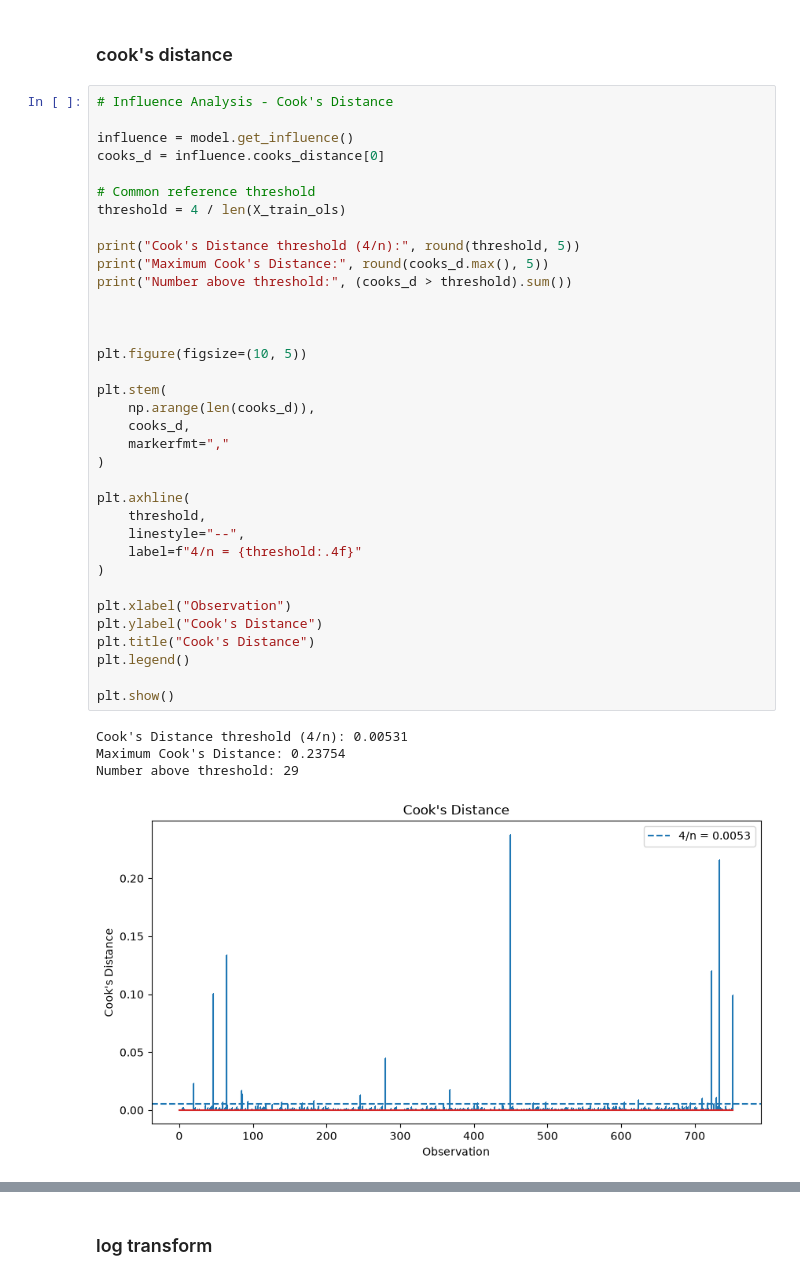
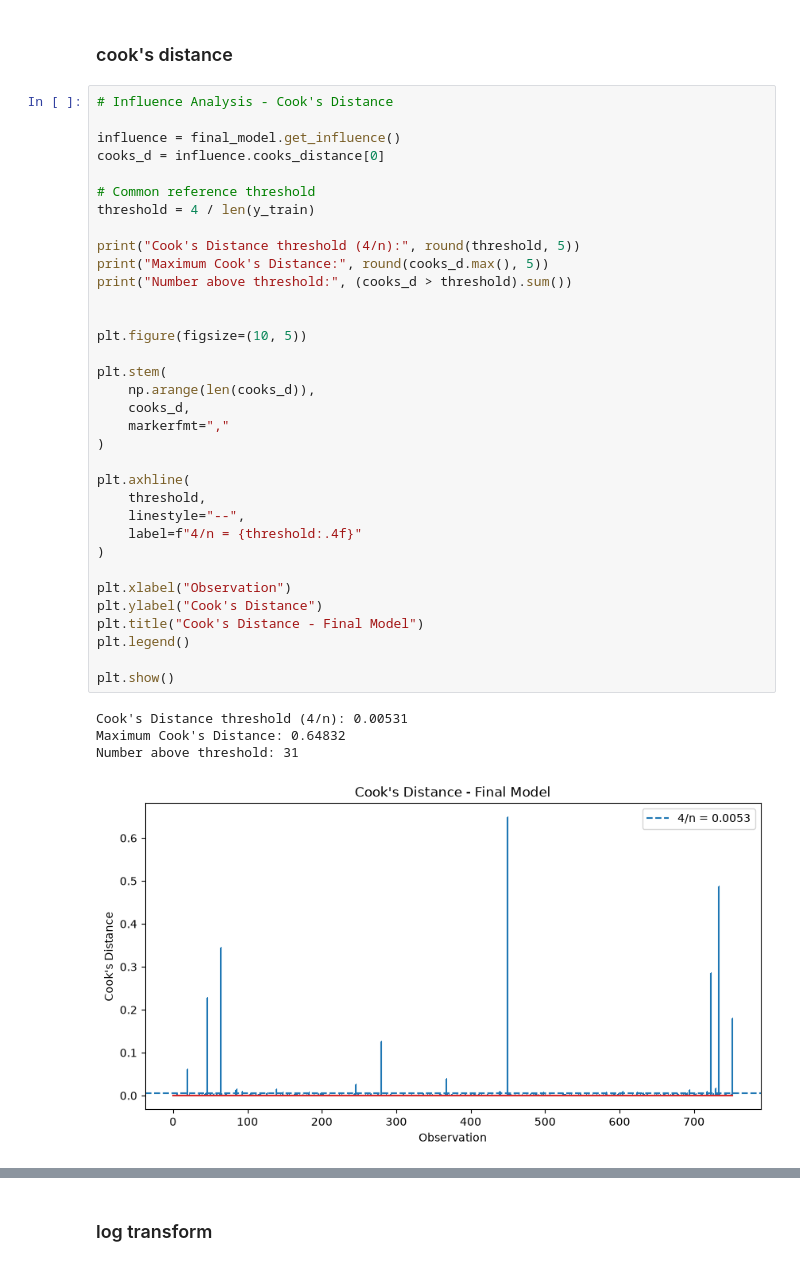
Before and after one commit to kurochan1901/115-1_Data-Analysis-and-Modeling, a Jupyter notebook: HW1/HW1.ipynb, the cells around one changed output, grey strips where cells are left out. Cells and saved outputs as stored; diff of their text form.

Commit message:
adjustment of cooks distance

```diff
--- a/HW1/HW1.ipynb
+++ b/HW1/HW1.ipynb
@@ -1573,41 +1573,40 @@ plt.show()
 # %%
 # Influence Analysis - Cook's Distance
 
-influence = model.get_influence()
+influence = final_model.get_influence()
 cooks_d = influence.cooks_distance[0]
 
 # Common reference threshold
-threshold = 4 / len(X_train_ols)
+threshold = 4 / len(y_train)
 
 print("Cook's Distance threshold (4/n):", round(threshold, 5))
 print("Maximum Cook's Distance:", round(cooks_d.max(), 5))
 print("Number above threshold:", (cooks_d > threshold).sum())
-
 
 
 plt.figure(figsize=(10, 5))
 
 plt.stem(
     np.arange(len(cooks_d)),
     cooks_d,
     markerfmt=","
 )
 
 plt.axhline(
     threshold,
     linestyle="--",
     label=f"4/n = {threshold:.4f}"
 )
 
 plt.xlabel("Observation")
 plt.ylabel("Cook's Distance")
-plt.title("Cook's Distance")
+plt.title("Cook's Distance - Final Model")
 plt.legend()
 
 plt.show()
 # %% [output]
 Cook's Distance threshold (4/n): 0.00531
-Maximum Cook's Distance: 0.23754
-Number above threshold: 29
+Maximum Cook's Distance: 0.64832
+Number above threshold: 31
-[figure, old version]
+[figure, new version]
 # %%
```
Also changed, not shown: parts of 2 cells of this notebook.
